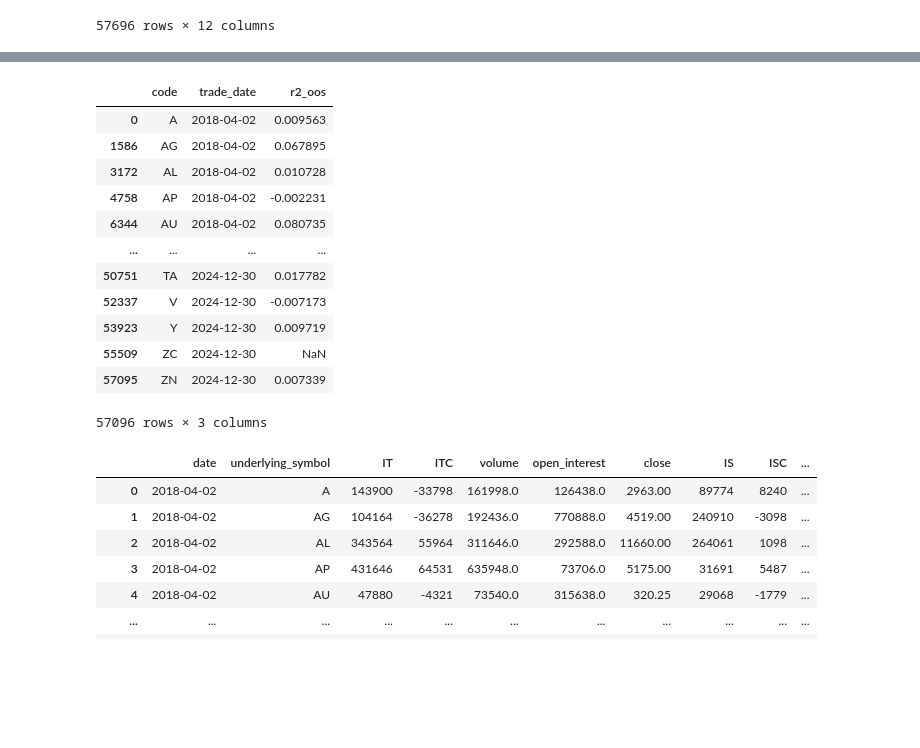
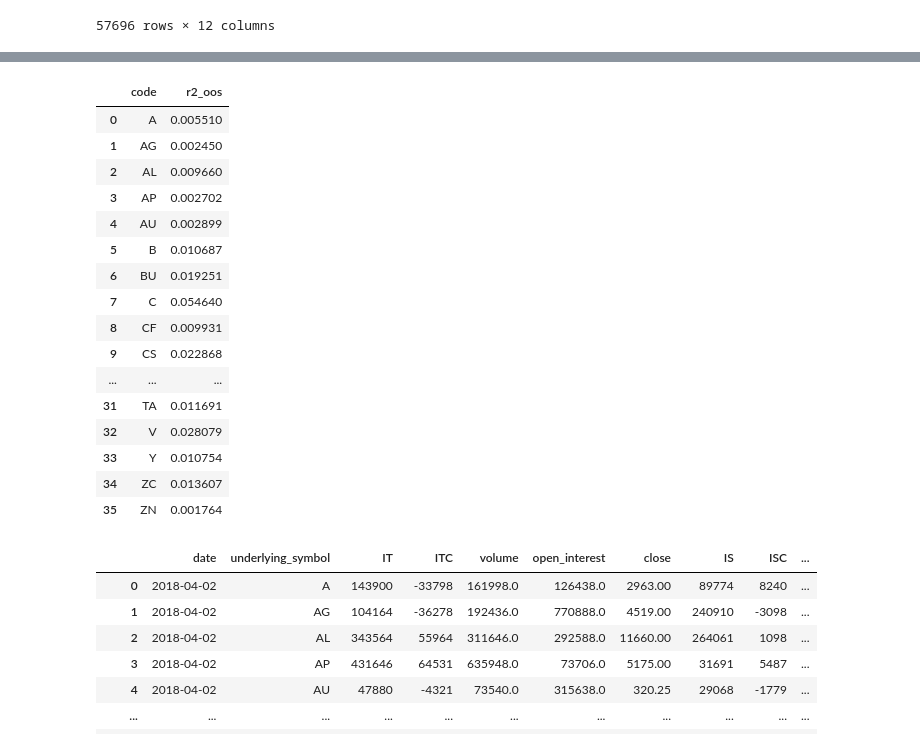
Before and after one commit to jumpingjumping219/Intraday-Return-Predictability-in-Chinese-Commodity-Futures-Evidence-from-Machine-Learning-Forecasts, a Jupyter notebook: Institutional_trading.ipynb, the cells around one changed output, grey strips where cells are left out. Drawn from its saved outputs; the diff is of its cells as text; code cells hidden in the pictures; blank space fills up the shorter version.

```diff
--- a/Institutional_trading.ipynb
+++ b/Institutional_trading.ipynb
@@ -206,39 +206,49 @@ las
 # %%
 import numpy as np
 df = las.copy()
 df['datetime'] = pd.to_datetime(df['datetime'])
 df['trade_date'] = df['datetime'].dt.normalize()
 
 
 def oos_r2(group: pd.DataFrame) -> float:
     y_true = group['y_true']
     y_pred = group['y_pred']
     sse = np.square(y_true - y_pred).sum()
     sst = np.square(y_true).sum()
     return 1 - sse / sst if sst != 0 else np.nan
 
-daily_r2 = (
-    df.groupby(['code', 'trade_date'])
-      .apply(oos_r2)
-      .reset_index(name='r2_oos')
-      .sort_values(['trade_date', 'code'])
-)
+# daily_r2 = (
+#     df.groupby(['code', 'trade_date'])
+#       .apply(oos_r2)
+#       .reset_index(name='r2_oos')
+#       .sort_values(['trade_date', 'code'])
+# )
 
-daily_r2
+code_r2 = (
+    df.groupby(['code'])
+               .apply(oos_r2)
+               .reset_index(name = 'r2_oos')
+               .sort_values(['code']))
+
+code_r2
 # %% [output]
-|  | code | trade_date | r2_oos |
-| 0 | A | 2018-04-02 | 0.009563 |
-| 1586 | AG | 2018-04-02 | 0.067895 |
-| 3172 | AL | 2018-04-02 | 0.010728 |
-| 4758 | AP | 2018-04-02 | -0.002231 |
-| 6344 | AU | 2018-04-02 | 0.080735 |
-| ... | ... | ... | ... |
-| 50751 | TA | 2024-12-30 | 0.017782 |
-| 52337 | V | 2024-12-30 | -0.007173 |
-| 53923 | Y | 2024-12-30 | 0.009719 |
-| 55509 | ZC | 2024-12-30 | NaN |
-| 57095 | ZN | 2024-12-30 | 0.007339 |
+|  | code | r2_oos |
+| 0 | A | 0.005510 |
+| 1 | AG | 0.002450 |
+| 2 | AL | 0.009660 |
+| 3 | AP | 0.002702 |
+| 4 | AU | 0.002899 |
+| 5 | B | 0.010687 |
+| 6 | BU | 0.019251 |
+| 7 | C | 0.054640 |
+| 8 | CF | 0.009931 |
+| 9 | CS | 0.022868 |
+| ... | ... | ... |
+| 31 | TA | 0.011691 |
+| 32 | V | 0.028079 |
+| 33 | Y | 0.010754 |
+| 34 | ZC | 0.013607 |
+| 35 | ZN | 0.001764 |
-57096 rows × 3 columns
 # %%
 daily_r2.columns = ['underlying_symbol', 'date', 'r2_oos']
 ITV = ITV.merge(daily_r2,
```
Also changed, not shown: parts of 8 cells of this notebook, 1 other file.
